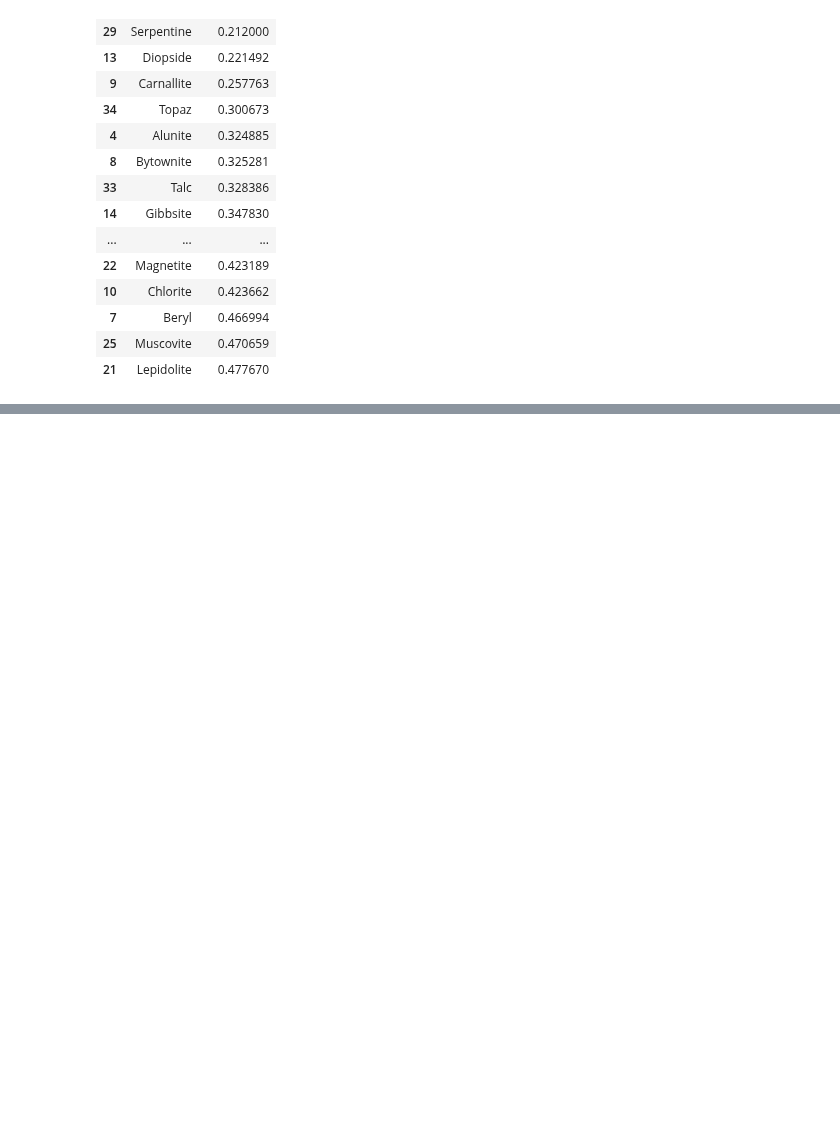
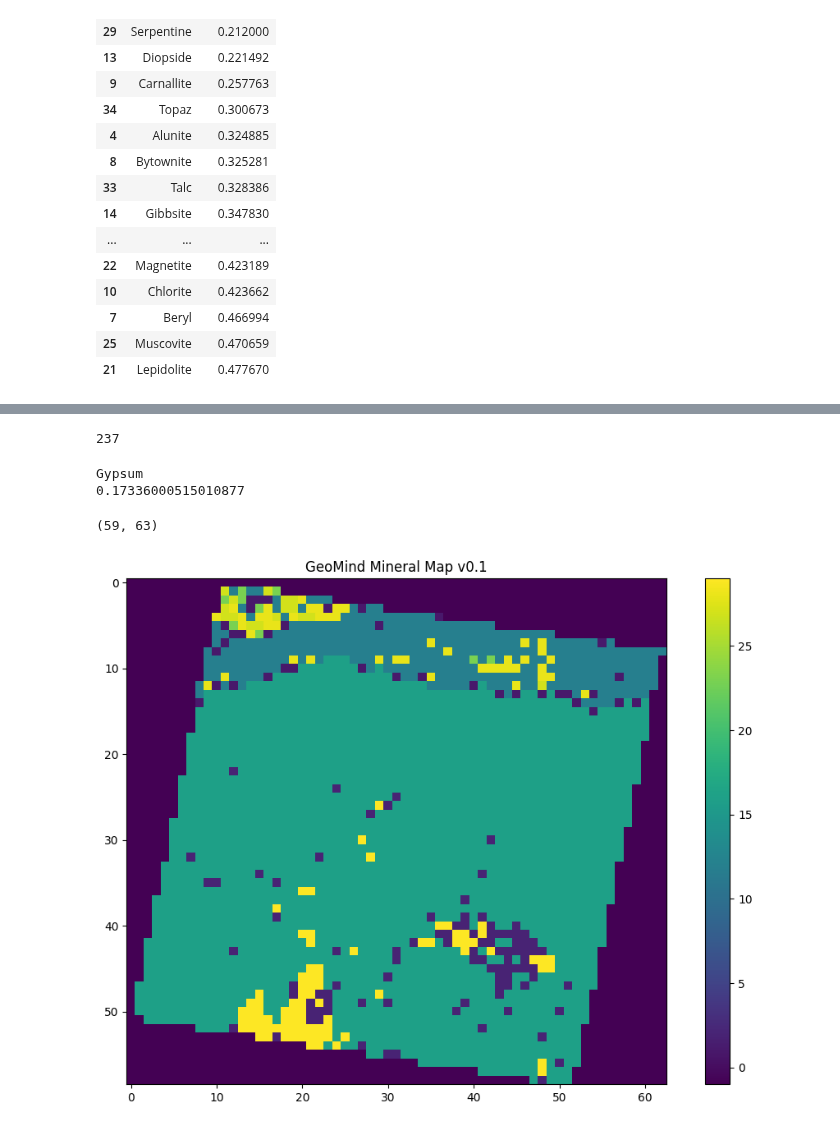
Before and after one commit to ECOMINE-IN/Geomind, a Jupyter notebook: notebooks/04_hyperspectral.ipynb, the cells around one changed output, grey strips where cells are left out. Drawn from its saved outputs; the diff is of its cells as text; code cells hidden in the pictures; blank space fills up the shorter version.

Commit message:
Done with Mineral Map v0.1

```diff
--- a/notebooks/04_hyperspectral.ipynb
+++ b/notebooks/04_hyperspectral.ipynb
@@ -911,0 +930,35 @@ best_minerals.head(20)
+# %%
+from scipy.interpolate import interp1d
+
+library = []
+
+for i in range(len(usgs)):
+
+    mineral = usgs.iloc[i]["mineral"]
+
+    spec = usgs.iloc[i,2:].values.astype(float)
+
+    interp_func = interp1d(
+        usgs_wavelengths,
+        spec,
+        bounds_error=False,
+        fill_value="extrapolate"
+    )
+
+    resampled = interp_func(
+        enmap_wavelengths
+    )
+
+    resampled = (
+        resampled - resampled.min()
+    ) / (
+        resampled.max() - resampled.min()
+    )
+
+    library.append(
+        (mineral,resampled)
+    )
+
+print(len(library))
+# %% [output]
+237
@@ -911,0 +990,27 @@ best_minerals.head(20)
+# %%
+mineral,angle = classify_pixel(
+    enmap_spec
+)
+
+print(mineral)
+print(angle)
+# %% [output]
+Gypsum
+0.17336000515010877
+# %%
+height = cube.shape[1]
+width = cube.shape[2]
+
+step = 20
+
+rows = len(range(0,height,step))
+cols = len(range(0,width,step))
+
+mineral_map = np.full(
+    (rows, cols),
+    -1
+)
+
+print(mineral_map.shape)
+# %% [output]
+(59, 63)
@@ -911,0 +1044,17 @@ best_minerals.head(20)
+# %%
+plt.figure(figsize=(12,8))
+
+plt.imshow(
+    mineral_map,
+    interpolation="nearest"
+)
+
+plt.colorbar()
+
+plt.title(
+    "GeoMind Mineral Map v0.1"
+)
+
+plt.show()
+# %% [output]
+[figure, added]
```
Also changed, not shown: parts of 3 cells of this notebook.
